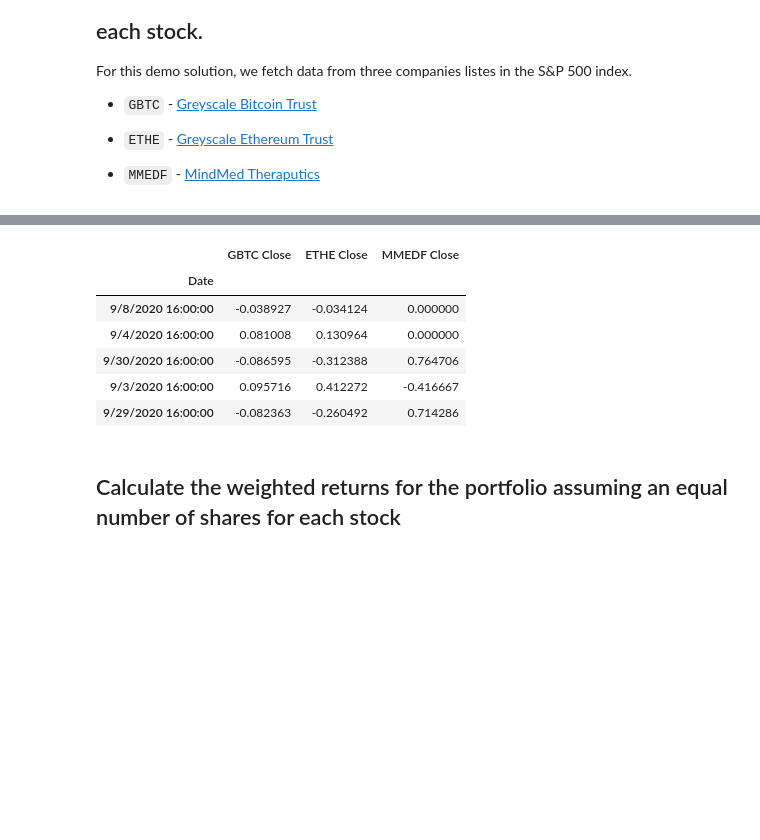
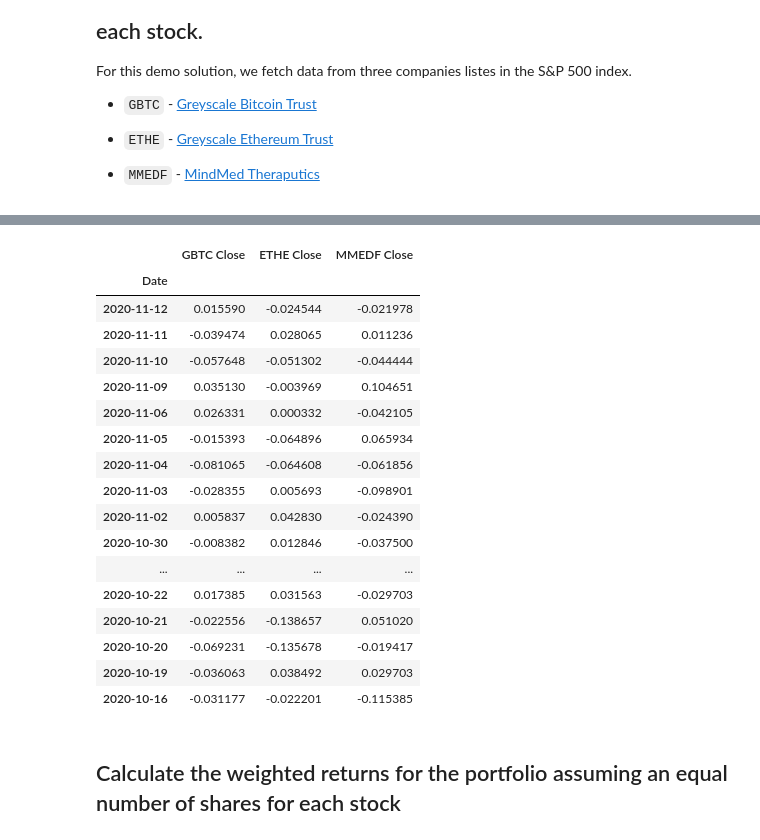
Before and after one commit to MedakaRiceFish/PandasHomework, a Jupyter notebook: 04-HW-RyanH.ipynb, the cells around one changed output, grey strips where cells are left out. Cells and saved outputs as stored; diff of their text form; code cells hidden in the pictures; blank space fills up the shorter version.

```diff
--- a/04-HW-RyanH.ipynb
+++ b/04-HW-RyanH.ipynb
@@ -453,6 +456,7 @@ csvpath = Path("../Downloads/GBTC1YR.csv")
 
 gbtc_df = pd.read_csv(csvpath)
 
+gbtc_df['Date'] = pd.to_datetime(gbtc_df['Date']).dt.date
 gbtc_df = gbtc_df.set_index('Date')
 gbtc_df = gbtc_df.sort_index(ascending=False)
 gbtc_df = gbtc_df.rename(columns={
@@ -474,6 +478,7 @@ csvpath = Path("../Downloads/ETHE1YR.csv")
 
 ethe_df = pd.read_csv(csvpath)
 
+ethe_df['Date'] = pd.to_datetime(ethe_df['Date']).dt.date
 ethe_df = ethe_df.set_index('Date')
 ethe_df = ethe_df.sort_index(ascending=False)
 ethe_df = ethe_df.rename(columns={
@@ -495,6 +500,7 @@ csvpath = Path("../Downloads/MMEDF1YR.csv")
 
 mmedf_df = pd.read_csv(csvpath)
 
+mmedf_df['Date'] = pd.to_datetime(mmedf_df['Date']).dt.date
 mmedf_df = mmedf_df.set_index('Date')
 mmedf_df = mmedf_df.sort_index(ascending=False)
 mmedf_df = mmedf_df.rename(columns={
@@ -536,18 +544,29 @@ Done?
 # %%
 # Calculate daily returns
 ryans_picks_df = ryans_picks_df.pct_change()
 # Drop NAs
 ryans_picks_df = ryans_picks_df.dropna().copy()
 # Display sample data
-ryans_picks_df.head()
+ryans_picks_df.head(20)
 # %% [output]
 |  | GBTC Close | ETHE Close | MMEDF Close |
 | Date |  |  |  |
-| 9/8/2020 16:00:00 | -0.038927 | -0.034124 | 0.000000 |
-| 9/4/2020 16:00:00 | 0.081008 | 0.130964 | 0.000000 |
-| 9/30/2020 16:00:00 | -0.086595 | -0.312388 | 0.764706 |
-| 9/3/2020 16:00:00 | 0.095716 | 0.412272 | -0.416667 |
-| 9/29/2020 16:00:00 | -0.082363 | -0.260492 | 0.714286 |
+| 2020-11-12 | 0.015590 | -0.024544 | -0.021978 |
+| 2020-11-11 | -0.039474 | 0.028065 | 0.011236 |
+| 2020-11-10 | -0.057648 | -0.051302 | -0.044444 |
+| 2020-11-09 | 0.035130 | -0.003969 | 0.104651 |
+| 2020-11-06 | 0.026331 | 0.000332 | -0.042105 |
+| 2020-11-05 | -0.015393 | -0.064896 | 0.065934 |
+| 2020-11-04 | -0.081065 | -0.064608 | -0.061856 |
+| 2020-11-03 | -0.028355 | 0.005693 | -0.098901 |
+| 2020-11-02 | 0.005837 | 0.042830 | -0.024390 |
+| 2020-10-30 | -0.008382 | 0.012846 | -0.037500 |
+| ... | ... | ... | ... |
+| 2020-10-22 | 0.017385 | 0.031563 | -0.029703 |
+| 2020-10-21 | -0.022556 | -0.138657 | 0.051020 |
+| 2020-10-20 | -0.069231 | -0.135678 | -0.019417 |
+| 2020-10-19 | -0.036063 | 0.038492 | 0.029703 |
+| 2020-10-16 | -0.031177 | -0.022201 | -0.115385 |
 # %% [markdown]
 ## Calculate the weighted returns for the portfolio assuming an equal number of shares for each stock
 # %%
```
Also changed, not shown: parts of 17 cells of this notebook.
